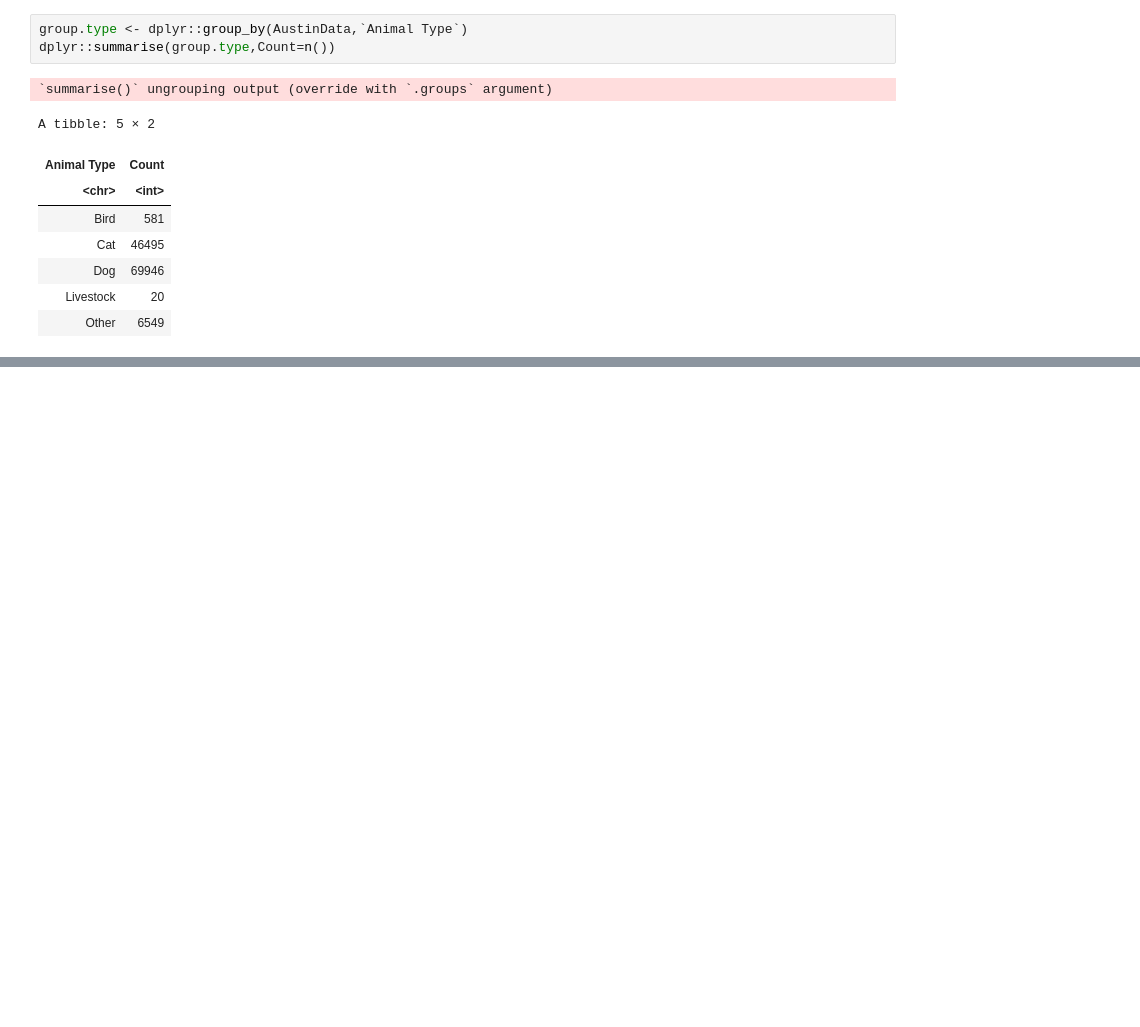
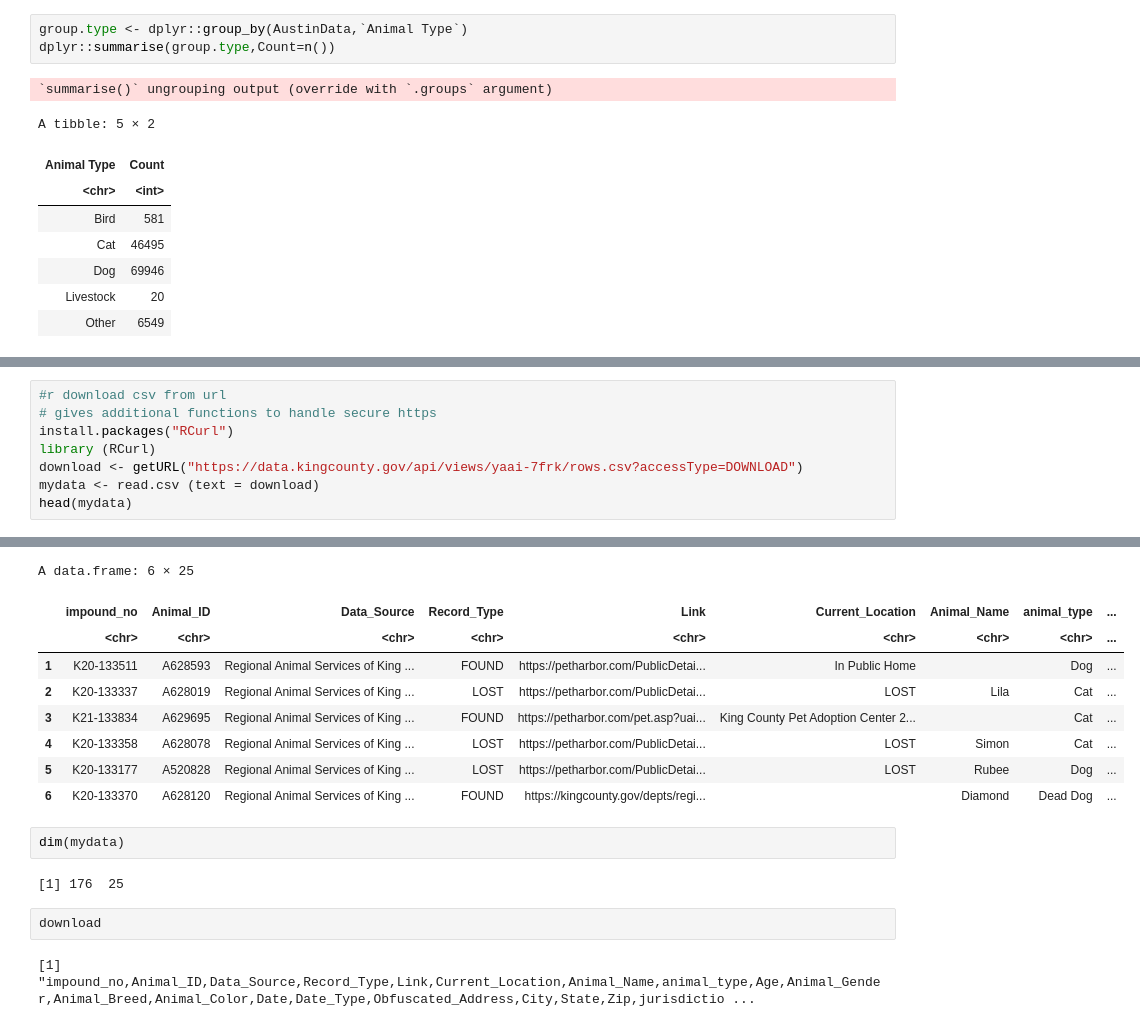
Before and after one commit to yardsale8/DSCI325, a Jupyter notebook: Module1_Part1_.ipynb, the cells around one changed output, grey strips where cells are left out. Cells and saved outputs as stored; diff of their text form; blank space fills up the shorter version.

```diff
--- a/Module1_Part1_.ipynb
+++ b/Module1_Part1_.ipynb
@@ -143,0 +165,9 @@ A tibble: 5 × 2
+# %%
+#r download csv from url
+# gives additional functions to handle secure https
+install.packages("RCurl")
+library (RCurl)
+download <- getURL("https://data.kingcounty.gov/api/views/yaai-7frk/rows.csv?accessType=DOWNLOAD")
+mydata <- read.csv (text = download)
+head(mydata)
+# %% [output]
@@ -143,0 +176,17 @@ A tibble: 5 × 2
+A data.frame: 6 × 25
+|  | impound_no | Animal_ID | Data_Source | Record_Type | Link | Current_Location | Animal_Name | animal_type | ... |
+|  | <chr> | <chr> | <chr> | <chr> | <chr> | <chr> | <chr> | <chr> | ... |
+| 1 | K20-133511 | A628593 | Regional Animal Services of King ... | FOUND | https://petharbor.com/PublicDetai... | In Public Home |  | Dog | ... |
+| 2 | K20-133337 | A628019 | Regional Animal Services of King ... | LOST | https://petharbor.com/PublicDetai... | LOST | Lila | Cat | ... |
+| 3 | K21-133834 | A629695 | Regional Animal Services of King ... | FOUND | https://petharbor.com/pet.asp?uai... | King County Pet Adoption Center 2... |  | Cat | ... |
+| 4 | K20-133358 | A628078 | Regional Animal Services of King ... | LOST | https://petharbor.com/PublicDetai... | LOST | Simon | Cat | ... |
+| 5 | K20-133177 | A520828 | Regional Animal Services of King ... | LOST | https://petharbor.com/PublicDetai... | LOST | Rubee | Dog | ... |
+| 6 | K20-133370 | A628120 | Regional Animal Services of King ... | FOUND | https://kingcounty.gov/depts/regi... |  | Diamond | Dead Dog | ... |
+# %%
+dim(mydata)
+# %% [output]
+[1] 176  25
+# %%
+download
+# %% [output]
+[1] "impound_no,Animal_ID,Data_Source,Record_Type,Link,Current_Location,Animal_Name,animal_type,Age,Animal_Gender,Animal_Breed,Animal_Color,Date,Date_Type,Obfuscated_Address,City,State,Zip,jurisdictio ...
```
Also changed, not shown: parts of 4 cells of this notebook.
